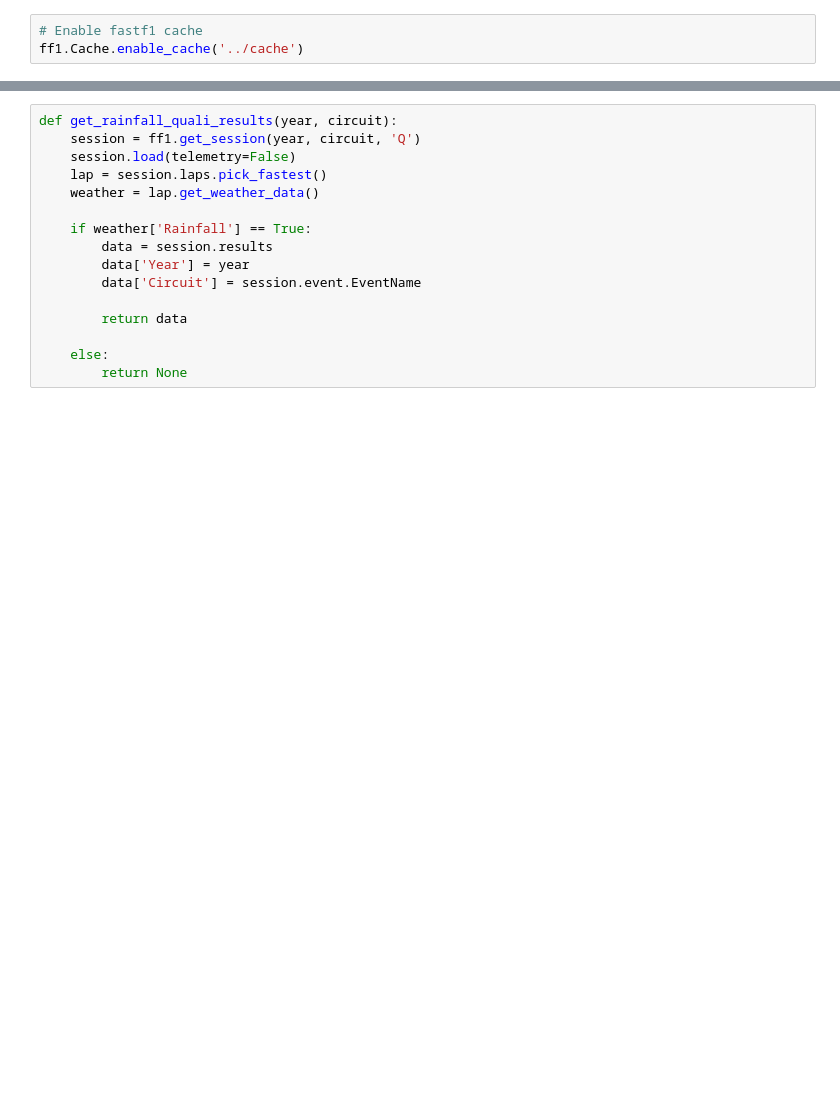
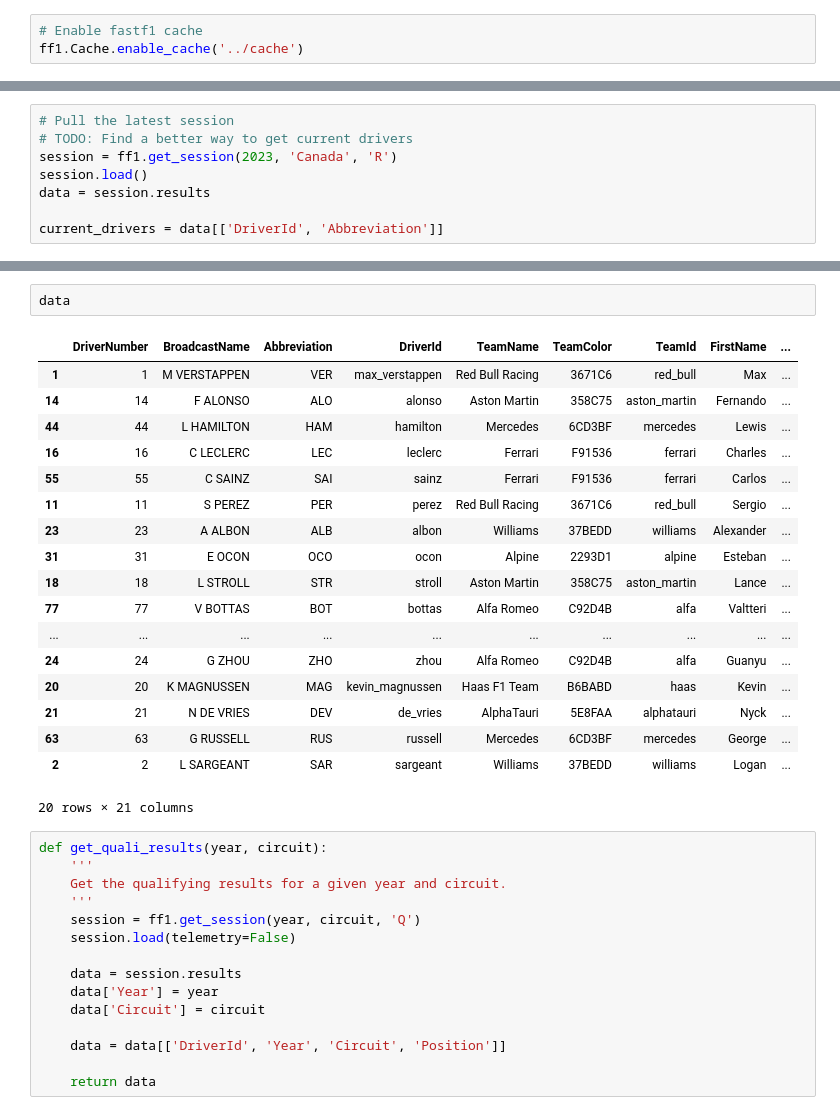
Before and after one commit to tbryan2/visualization-toolbox, a Jupyter notebook: f1/notebooks/qualifying_raing.ipynb, the cells around one changed output, grey strips where cells are left out. Drawn from its saved outputs; the diff is of its cells as text; blank space fills up the shorter version.

```diff
--- a/f1/notebooks/qualifying_raing.ipynb
+++ b/f1/notebooks/qualifying_raing.ipynb
@@ -60,0 +39,8 @@ session.results
+# %%
+# Pull the latest session
+# TODO: Find a better way to get current drivers
+session = ff1.get_session(2023, 'Canada', 'R')
+session.load()
+data = session.results
+
+current_drivers = data[['DriverId', 'Abbreviation']]
@@ -61,16 +61,36 @@ session.results
+# %%
+data
+# %% [output]
+|  | DriverNumber | BroadcastName | Abbreviation | DriverId | TeamName | TeamColor | TeamId | FirstName | ... |
+| 1 | 1 | M VERSTAPPEN | VER | max_verstappen | Red Bull Racing | 3671C6 | red_bull | Max | ... |
+| 14 | 14 | F ALONSO | ALO | alonso | Aston Martin | 358C75 | aston_martin | Fernando | ... |
+| 44 | 44 | L HAMILTON | HAM | hamilton | Mercedes | 6CD3BF | mercedes | Lewis | ... |
+| 16 | 16 | C LECLERC | LEC | leclerc | Ferrari | F91536 | ferrari | Charles | ... |
+| 55 | 55 | C SAINZ | SAI | sainz | Ferrari | F91536 | ferrari | Carlos | ... |
+| 11 | 11 | S PEREZ | PER | perez | Red Bull Racing | 3671C6 | red_bull | Sergio | ... |
+| 23 | 23 | A ALBON | ALB | albon | Williams | 37BEDD | williams | Alexander | ... |
+| 31 | 31 | E OCON | OCO | ocon | Alpine | 2293D1 | alpine | Esteban | ... |
+| 18 | 18 | L STROLL | STR | stroll | Aston Martin | 358C75 | aston_martin | Lance | ... |
+| 77 | 77 | V BOTTAS | BOT | bottas | Alfa Romeo | C92D4B | alfa | Valtteri | ... |
+| ... | ... | ... | ... | ... | ... | ... | ... | ... | ... |
+| 24 | 24 | G ZHOU | ZHO | zhou | Alfa Romeo | C92D4B | alfa | Guanyu | ... |
+| 20 | 20 | K MAGNUSSEN | MAG | kevin_magnussen | Haas F1 Team | B6BABD | haas | Kevin | ... |
+| 21 | 21 | N DE VRIES | DEV | de_vries | AlphaTauri | 5E8FAA | alphatauri | Nyck | ... |
+| 63 | 63 | G RUSSELL | RUS | russell | Mercedes | 6CD3BF | mercedes | George | ... |
+| 2 | 2 | L SARGEANT | SAR | sargeant | Williams | 37BEDD | williams | Logan | ... |
+20 rows × 21 columns
 # %%
-def get_rainfall_quali_results(year, circuit):
+def get_quali_results(year, circuit):
+    '''
+    Get the qualifying results for a given year and circuit.
+    '''
     session = ff1.get_session(year, circuit, 'Q')
     session.load(telemetry=False)
-    lap = session.laps.pick_fastest()
-    weather = lap.get_weather_data()
 
-    if weather['Rainfall'] == True:
-        data = session.results
-        data['Year'] = year
-        data['Circuit'] = session.event.EventName
+    data = session.results
+    data['Year'] = year
+    data['Circuit'] = circuit
 
-        return data
+    data = data[['DriverId', 'Year', 'Circuit', 'Position']]
 
-    else:
-        return None
+    return data
```
Also changed, not shown: parts of 23 cells of this notebook, 3 other files.
